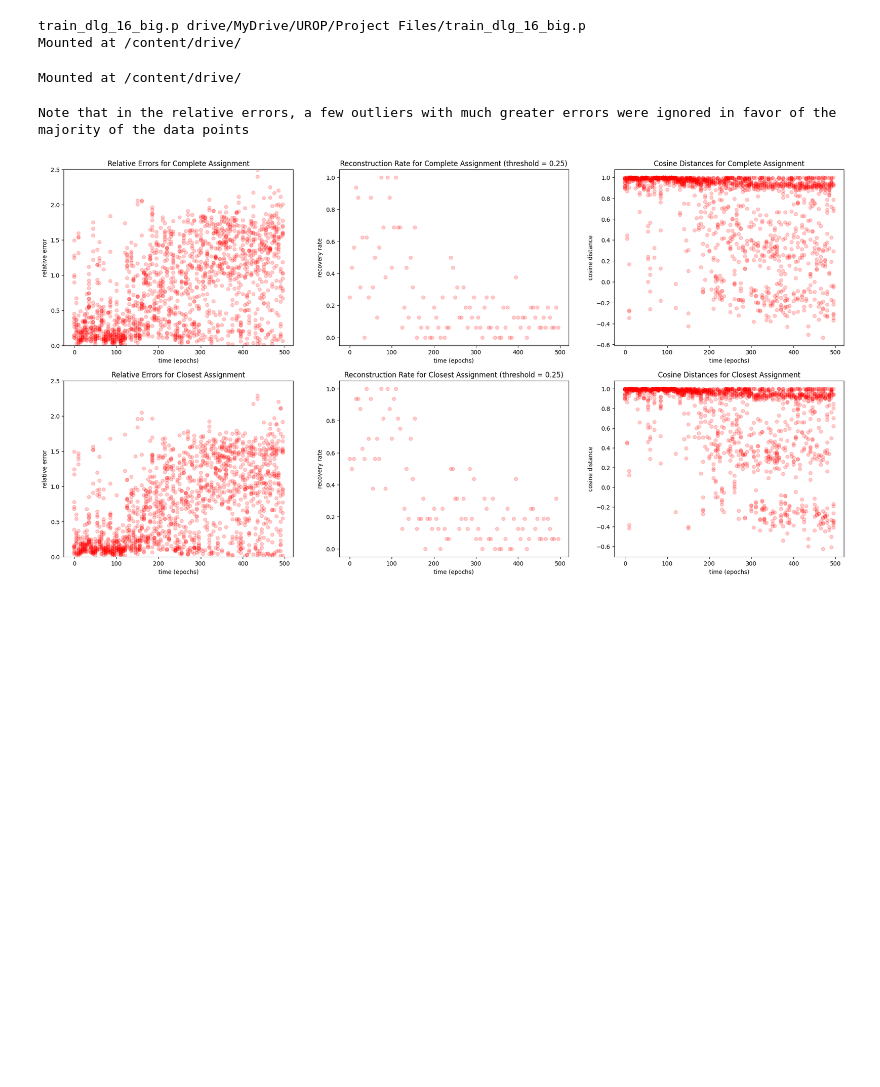
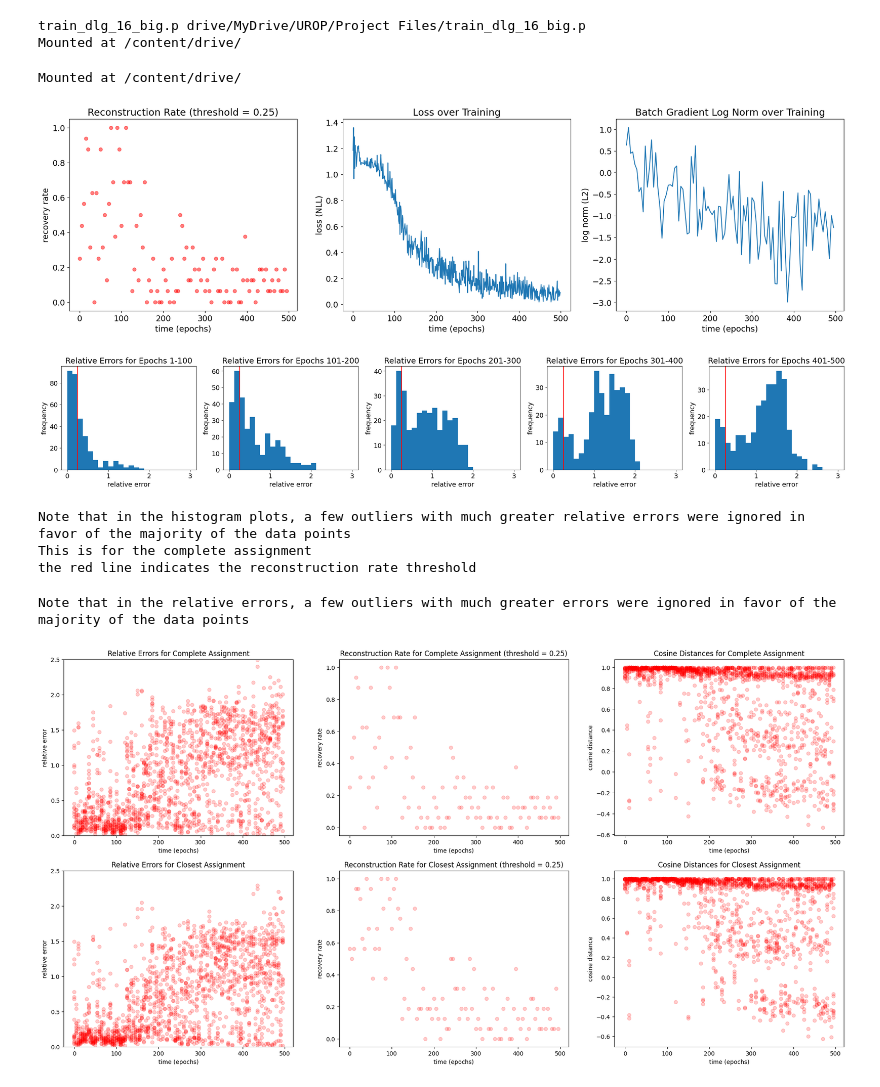
Before and after one commit to mgozon/DLG-UROP, a Jupyter notebook: Batch_DLG_Evolution_Iris_Dataset.ipynb, the cells around one changed output. Drawn from its saved outputs; the diff is of its cells as text; code cells hidden in the pictures; blank space fills up the shorter version.

Commit message:
reorganized plots and adjusted parameters for poster

```diff
--- a/Batch_DLG_Evolution_Iris_Dataset.ipynb
+++ b/Batch_DLG_Evolution_Iris_Dataset.ipynb
@@ -429,4 +429,50 @@ drive.flush_and_unmount()
 epochs, losses, dlg_timestamps, AA_REs, AA_RRate, AA_cos_angles, CA_REs, CA_RRate, CA_cos_angles, grad_norms = pickle.load(open(save_file, "rb"))
 # %% [output]
 Mounted at /content/drive/
+# %%
+#@title summary plots for complete assignment (reconstruction rate, loss, batch gradient norm, relative errors)
+rows = 1; cols = 3
+fig, axs = plt.subplots(rows, cols, figsize=(8*cols, 6*rows))
+
+# make text visible
+plt.rcParams.update({'font.size': 14})
+
+# dlg summary
+axs[0].plot(dlg_timestamps, AA_RRate, 'ro', alpha=0.5)
+axs[0].set(title='Reconstruction Rate (threshold = 0.25)', xlabel='time (epochs)', ylabel='recovery rate')
+
+axs[1].plot(list(range(epochs)), losses)
+axs[1].set(title='Loss over Training', xlabel='time (epochs)', ylabel='loss (NLL)')
+
+axs[2].plot(dlg_timestamps, torch.log(torch.tensor(grad_norms)))
+axs[2].set(title='Batch Gradient Log Norm over Training', xlabel='time (epochs)', ylabel='log norm (L2)')
+
+plt.savefig('train_DLG_16_big_summary.png', dpi=300, bbox_inches='tight', transparent=True)
+plt.show()
+
+# relative errors histogram plot
+cnt = 20 # *** note that this must divide the number of dlg samples
+dlg_rate = dlg_timestamps[1] - dlg_timestamps[0]
+group_size = cnt*dlg_rate
+batch_AA_REs = [torch.flatten(torch.tensor(AA_REs[i:i+cnt])).numpy() for i in range(0, len(AA_RRate), cnt)]
+rows2 = 1; cols2 = 5
+fig2, axs2 = plt.subplots(rows2, cols2, figsize=(6*cols2, 4*rows2))
+
+for i in range(5):
+    axs2[i].hist(batch_AA_REs[i], bins=24, range=[0, 3])
+    axs2[i].set(title=f'Relative Errors for Epochs {group_size*i + 1}-{group_size*(i+1)}', xlabel='relative error', ylabel='frequency')
+    axs2[i].axvline(0.25, color='red')
+
+plt.savefig('train_DLG_16_big_AARE_hist.png', dpi=300, bbox_inches='tight', transparent=True)
+plt.show()
+
+print('Note that in the histogram plots, a few outliers with much greater relative errors were ignored in favor of the majority of the data points')
+print('This is for the complete assignment')
+print('the red line indicates the reconstruction rate threshold')
+# %% [output]
+[figure, added]
+[figure, added]
+Note that in the histogram plots, a few outliers with much greater relative errors were ignored in favor of the majority of the data points
+This is for the complete assignment
+the red line indicates the reconstruction rate threshold
 # %%
```
Also changed, not shown: parts of 4 cells of this notebook.
